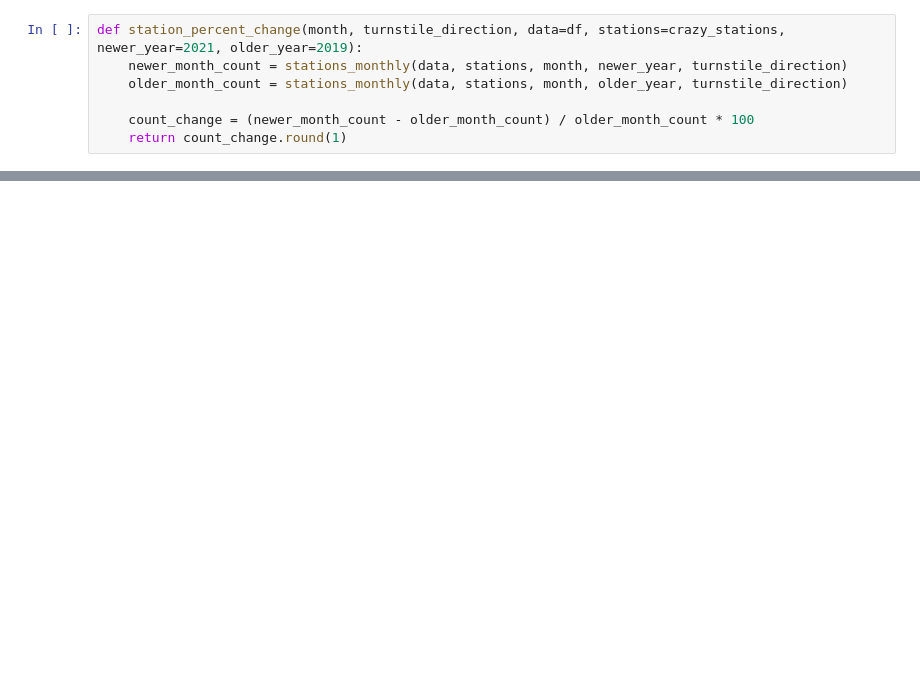
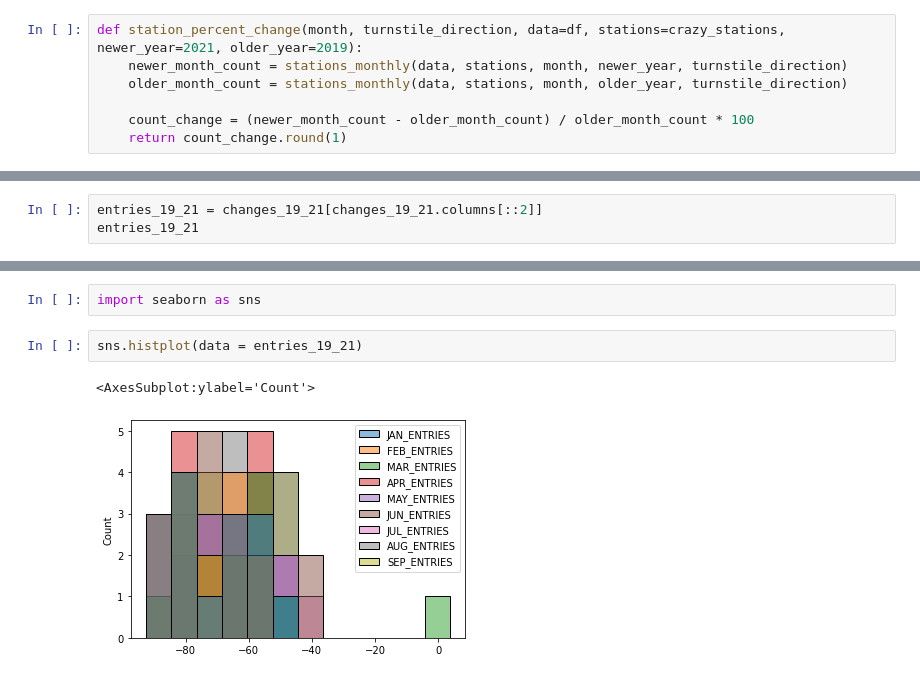
Before and after one commit to billbell73/EDA, a Jupyter notebook: project_function.ipynb, the cells around one changed output, grey strips where cells are left out. Drawn from its saved outputs; the diff is of its cells as text; blank space fills up the shorter version.

```diff
--- a/project_function.ipynb
+++ b/project_function.ipynb
@@ -145,0 +119,3 @@ changes.plot.barh(title="Percentage change in turnstile entries between Jan 2019
+# %%
+entries_19_21 = changes_19_21[changes_19_21.columns[::2]]
+entries_19_21
@@ -145,0 +140,7 @@ changes.plot.barh(title="Percentage change in turnstile entries between Jan 2019
+# %%
+import seaborn as sns
+# %%
+sns.histplot(data = entries_19_21)
+# %% [output]
+<AxesSubplot:ylabel='Count'>
+[figure, added]
```
Also changed, not shown: parts of 26 cells of this notebook.
